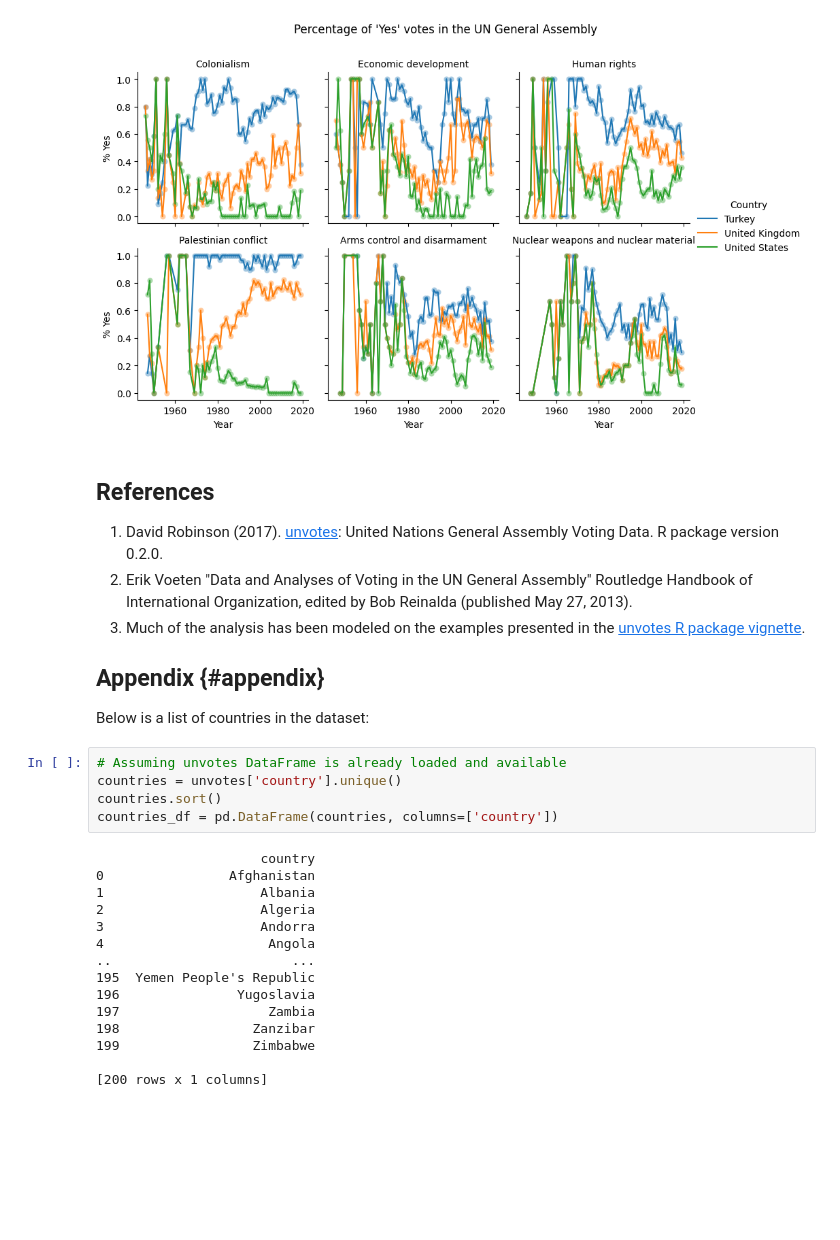
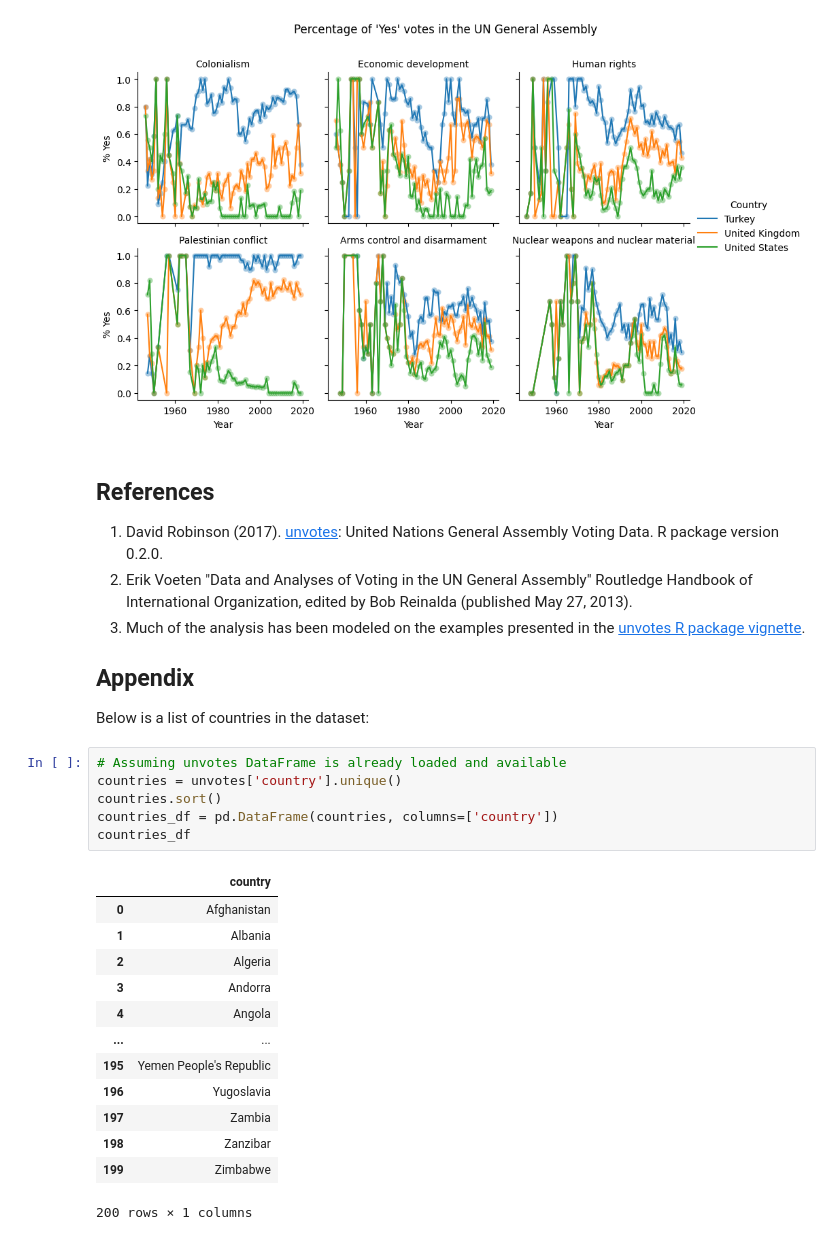
Before and after one commit to INFO-511-F24/ae-00-unvotes, a Jupyter notebook: unvotes.ipynb, the cells around one changed output. Cells and saved outputs as stored; diff of their text form; blank space fills up the shorter version.

```diff
--- a/unvotes.ipynb
+++ b/unvotes.ipynb
@@ -63,26 +63,26 @@ plt.show()
 2.  Erik Voeten "Data and Analyses of Voting in the UN General Assembly" Routledge Handbook of International Organization, edited by Bob Reinalda (published May 27, 2013).
 3.  Much of the analysis has been modeled on the examples presented in the [unvotes R package vignette](https://cran.r-project.org/web/packages/unvotes/vignettes/unvotes.html).
 
-## Appendix {#appendix}
+## Appendix
 
 Below is a list of countries in the dataset:
 # %%
 # Assuming unvotes DataFrame is already loaded and available
 countries = unvotes['country'].unique()
 countries.sort()
 countries_df = pd.DataFrame(countries, columns=['country'])
+countries_df
 # %% [output]
+|  | country |
+| 0 | Afghanistan |
+| 1 | Albania |
+| 2 | Algeria |
+| 3 | Andorra |
+| 4 | Angola |
+| ... | ... |
+| 195 | Yemen People's Republic |
+| 196 | Yugoslavia |
+| 197 | Zambia |
+| 198 | Zanzibar |
+| 199 | Zimbabwe |
-                     country
-0                Afghanistan
-1                    Albania
-2                    Algeria
-3                    Andorra
-4                     Angola
-..                       ...
-195  Yemen People's Republic
-196               Yugoslavia
-197                   Zambia
-198                 Zanzibar
-199                 Zimbabwe
-
-[200 rows x 1 columns]
+200 rows × 1 columns
```
Also changed, not shown: parts of 1 cell of this notebook, 1 other file.
